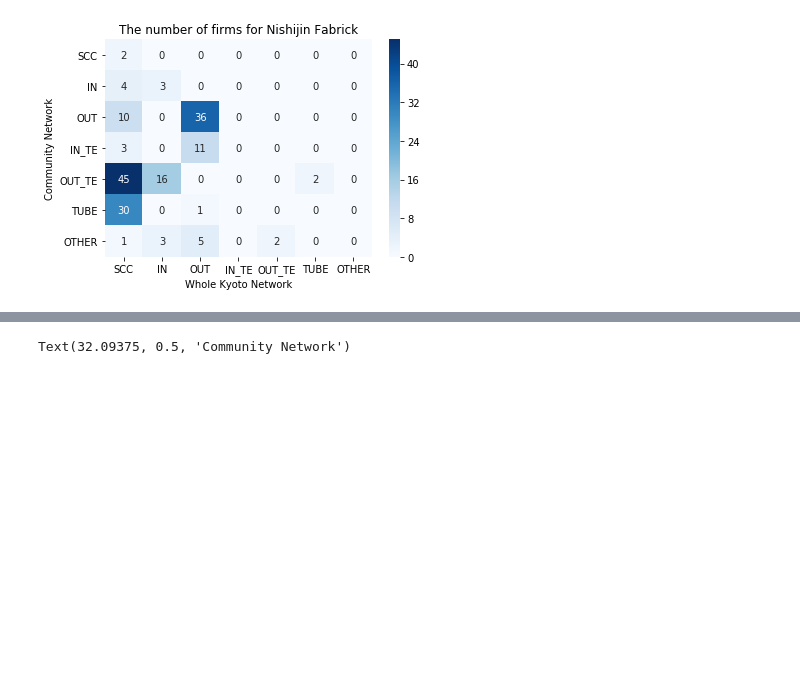
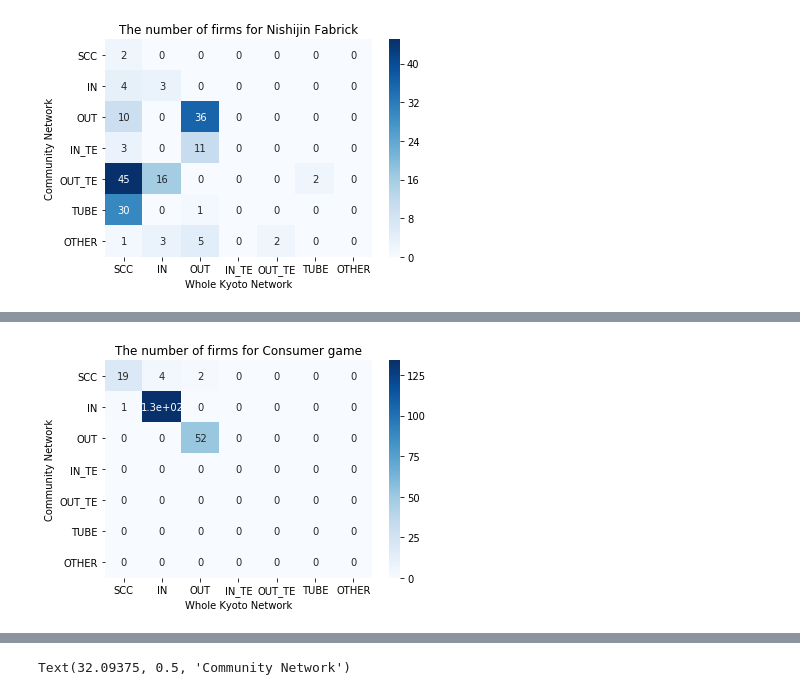
Before and after one commit to DaisukeSato56/analysis_profitability, a Jupyter notebook: upload_ver_profitability_and_productivity.ipynb, the cells around one changed output, grey strips where cells are left out. Cells and saved outputs as stored; diff of their text form; code cells hidden in the pictures; blank space fills up the shorter version.

```diff
--- a/upload_ver_profitability_and_productivity.ipynb
+++ b/upload_ver_profitability_and_productivity.ipynb
@@ -304,0 +351,4 @@ Text(32.09375, 0.5, 'Community Network')
+# %%
+make_heatmap(bowtie_df14_1, "Consumer game")
+# %% [output]
+[figure, added]
```
Also changed, not shown: parts of 12 cells of this notebook.
